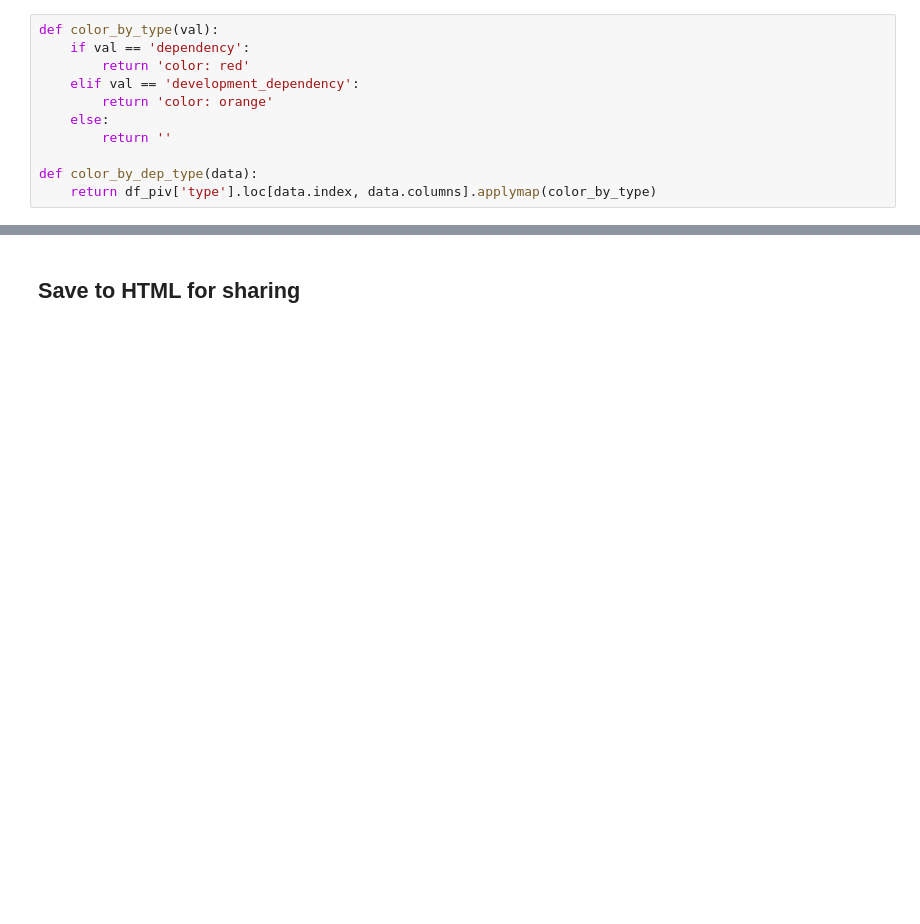
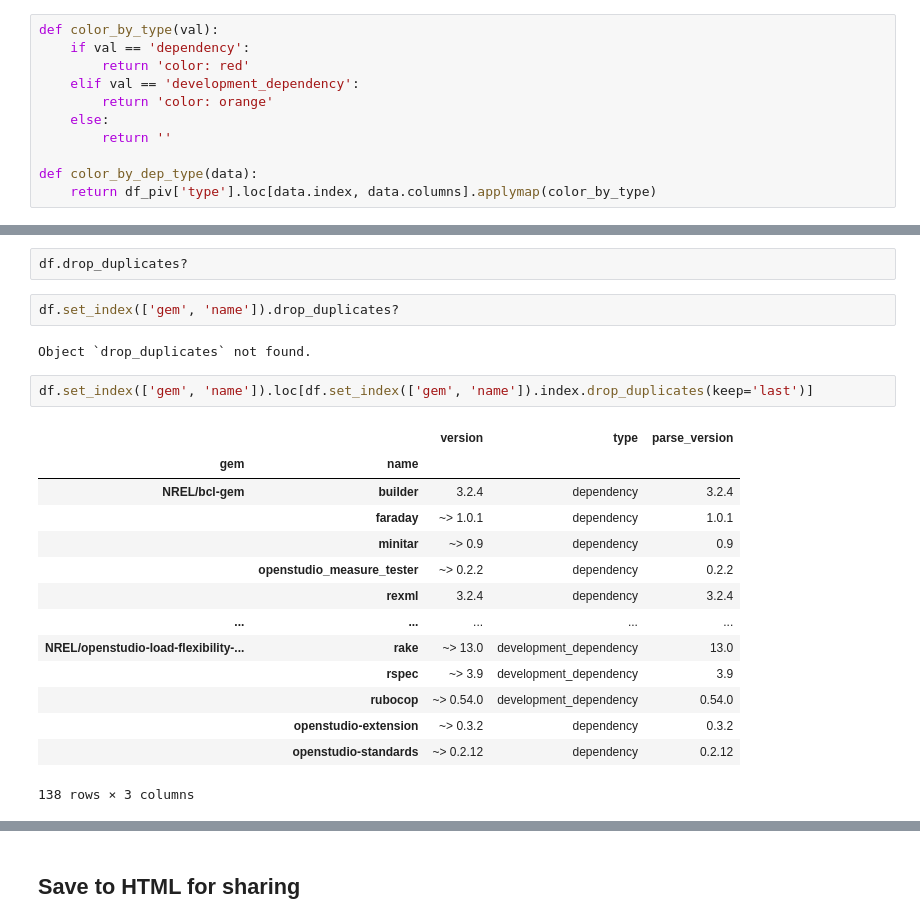
Before and after one commit to jmarrec/OpenStudio-update-gems, a Jupyter notebook: Check_OpenStudio_Gems_Versions.ipynb, the cells around one changed output, grey strips where cells are left out. Cells and saved outputs as stored; diff of their text form; blank space fills up the shorter version.

```diff
--- a/Check_OpenStudio_Gems_Versions.ipynb
+++ b/Check_OpenStudio_Gems_Versions.ipynb
@@ -163,0 +232,23 @@ def color_by_dep_type(data):
+# %%
+df.drop_duplicates?
+# %%
+df.set_index(['gem', 'name']).drop_duplicates?
+# %% [output]
+Object `drop_duplicates` not found.
+# %%
+df.set_index(['gem', 'name']).loc[df.set_index(['gem', 'name']).index.drop_duplicates(keep='last')]
+# %% [output]
+|  |  | version | type | parse_version |
+| gem | name |  |  |  |
+| NREL/bcl-gem | builder | 3.2.4 | dependency | 3.2.4 |
+|  | faraday | ~> 1.0.1 | dependency | 1.0.1 |
+|  | minitar | ~> 0.9 | dependency | 0.9 |
+|  | openstudio_measure_tester | ~> 0.2.2 | dependency | 0.2.2 |
+|  | rexml | 3.2.4 | dependency | 3.2.4 |
+| ... | ... | ... | ... | ... |
+| NREL/openstudio-load-flexibility-... | rake | ~> 13.0 | development_dependency | 13.0 |
+|  | rspec | ~> 3.9 | development_dependency | 3.9 |
+|  | rubocop | ~> 0.54.0 | development_dependency | 0.54.0 |
+|  | openstudio-extension | ~> 0.3.2 | dependency | 0.3.2 |
+|  | openstudio-standards | ~> 0.2.12 | dependency | 0.2.12 |
+138 rows × 3 columns
```
Also changed, not shown: parts of 19 cells of this notebook, 3 other files.
